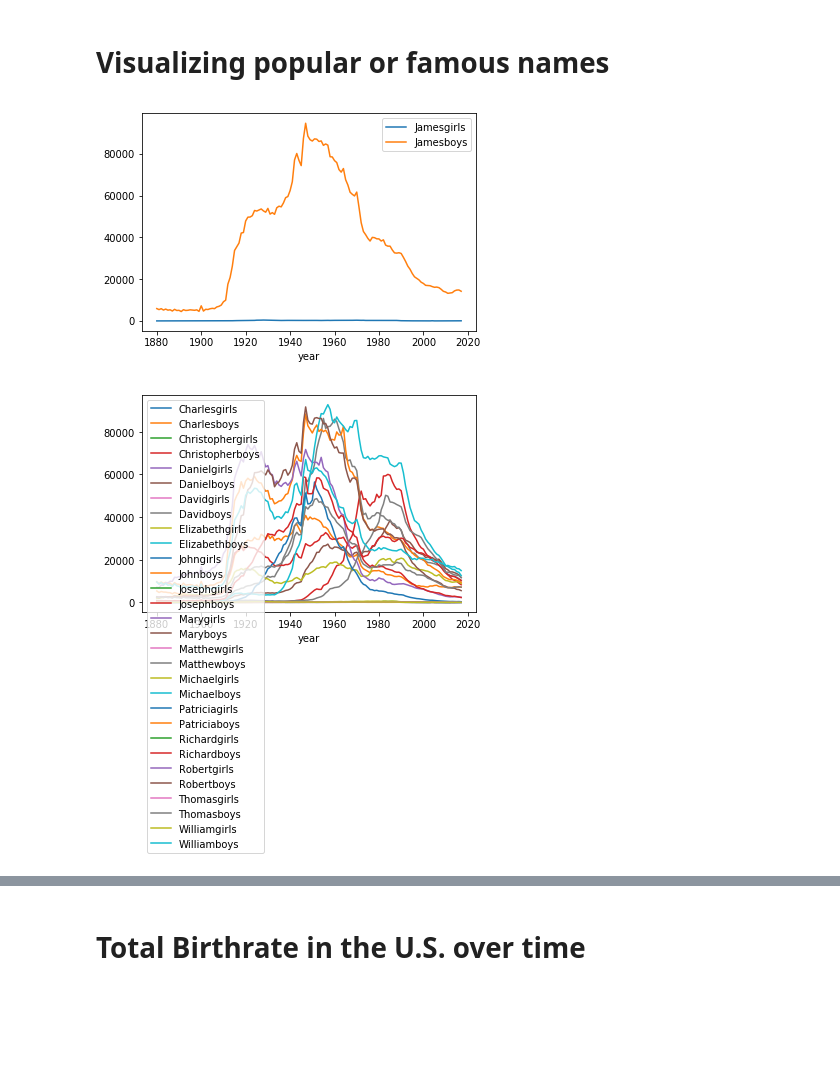
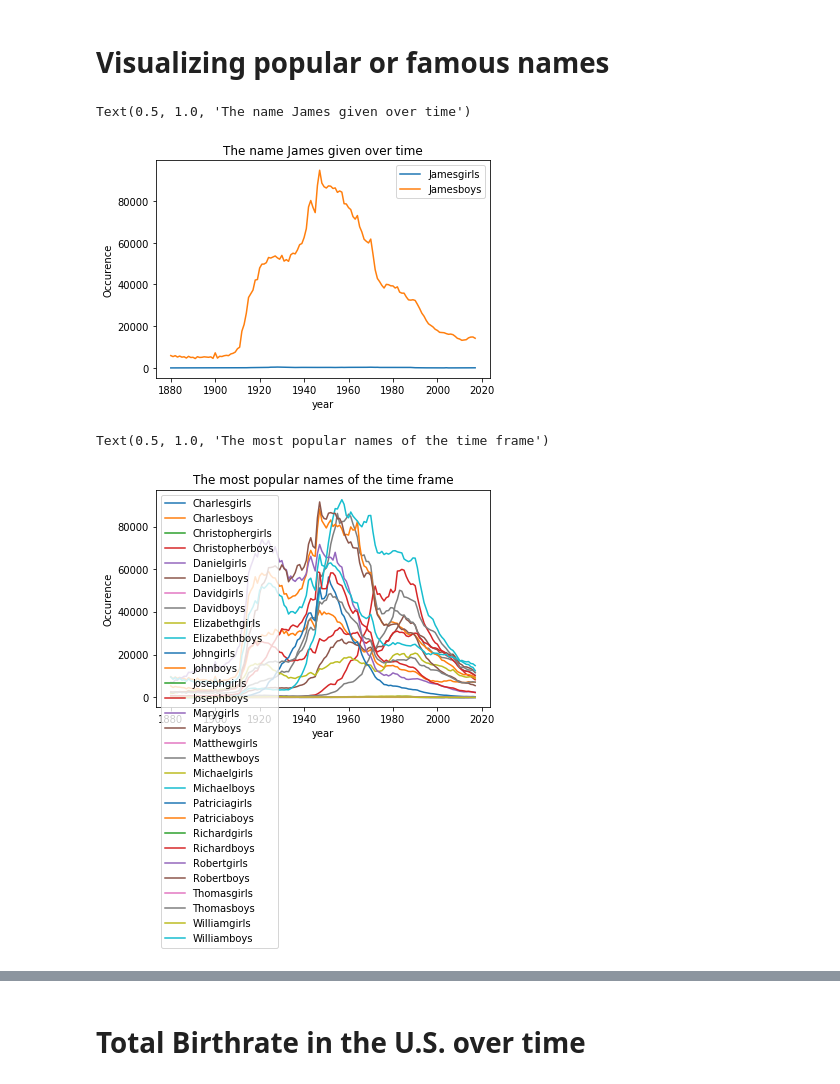
Before and after one commit to maniaclogic/Analysis-given-names, a Jupyter notebook: Babynames.ipynb, the cells around one changed output, grey strips where cells are left out. Cells and saved outputs as stored; diff of their text form; code cells hidden in the pictures; blank space fills up the shorter version.

Commit message:
added description and Analysis to graphs

```diff
--- a/Babynames.ipynb
+++ b/Babynames.ipynb
@@ -89,34 +88,49 @@ def plot_name(name):
     girls = female.groupby(['year'])['Occurence'].sum()
     boys = male.groupby(['year'])['Occurence'].sum()
 
-    try:
+    if len(female) != len([]) and len(male) != len([]):
         girls.plot(x='year', y='Occurence', label=name + 'girls')
         boys.plot(x='year', y='Occurence', label=name + 'boys')
         plt.legend()
-    except:
-        pass
+        plt.ylabel("Occurence")
+        plt.xlabel("year")
+    elif len(female) != len([]) and len(male) == len([]):
+        girls.plot(x='year', y='Occurence', label=name + 'girls')
+        plt.legend()
+        plt.ylabel("Occurence")
+        plt.xlabel("year")
+    elif len(male) != len([]) and len(female) == len([]):
+        boys.plot(x='year', y='Occurence', label=name + 'boys')
+        plt.legend()
+        plt.ylabel("Occurence")
+        plt.xlabel("year")
+
 
 plot_name('James')
+plt.title("The name James given over time")
 # %% [output]
+Text(0.5, 1.0, 'The name James given over time')
-[figure, old version]
+[figure, new version]
 # %%
 plot_name('Charles')
 plot_name('Christopher')
 plot_name('Daniel')
 plot_name('David')
 plot_name('Elizabeth')
 plot_name('John')
 plot_name('Joseph')
 plot_name('Mary')
 plot_name('Matthew')
 plot_name('Michael')
 plot_name('Patricia')
 plot_name('Richard')
 plot_name('Robert')
 plot_name('Thomas')
 plot_name('William')
+plt.title("The most popular names of the time frame")
 # %% [output]
+Text(0.5, 1.0, 'The most popular names of the time frame')
-[figure, old version]
+[figure, new version]
 # %%
 plot_name('Katja')
 # %% [output]
```
Also changed, not shown: parts of 21 cells of this notebook.
